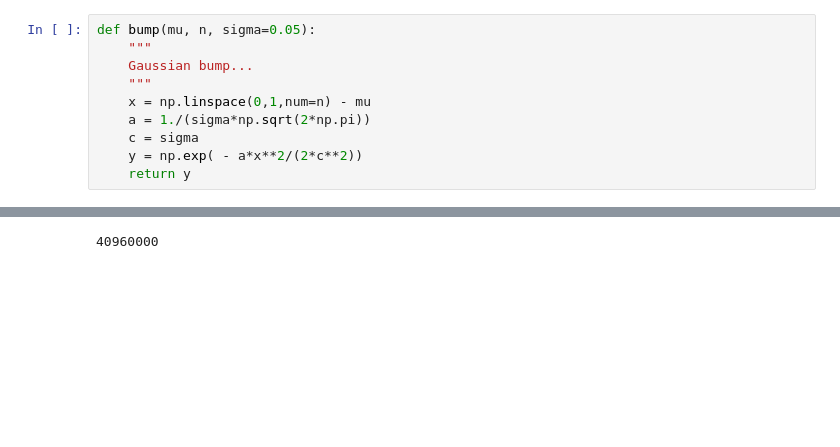
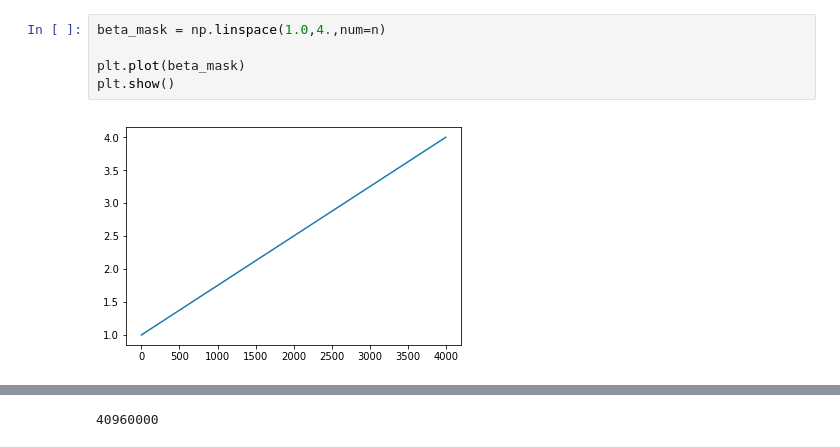
Before and after one commit to mirkoklukas/htmresearch, a Jupyter notebook: projects/gridcells/jupyter/CAN/1d CAN .ipynb, the cells around one changed output, grey strips where cells are left out. Saved outputs shown, nothing was run; the diff lists cells and outputs as text; blank space fills up the shorter version.

```diff
--- a/projects/gridcells/jupyter/CAN/1d CAN .ipynb
+++ b/projects/gridcells/jupyter/CAN/1d CAN .ipynb
@@ -111,13 +50,10 @@ plt.show()
-# %%
-def bump(mu, n, sigma=0.05):
-    """
-    Gaussian bump...
-    """
-    x = np.linspace(0,1,num=n) - mu
-    a = 1./(sigma*np.sqrt(2*np.pi))
-    c = sigma
-    y = np.exp( - a*x**2/(2*c**2))
-    return y
+# %%
+beta_mask = np.linspace(1.0,4.,num=n)
+
+plt.plot(beta_mask)
+plt.show()
+# %% [output]
+[figure, added]
 # %%
 from htmresearch.support.gridcells.utils import cross_correlate
 from scipy import ndimage
```
Also changed, not shown: parts of 6 cells of this notebook, 20 other files.
